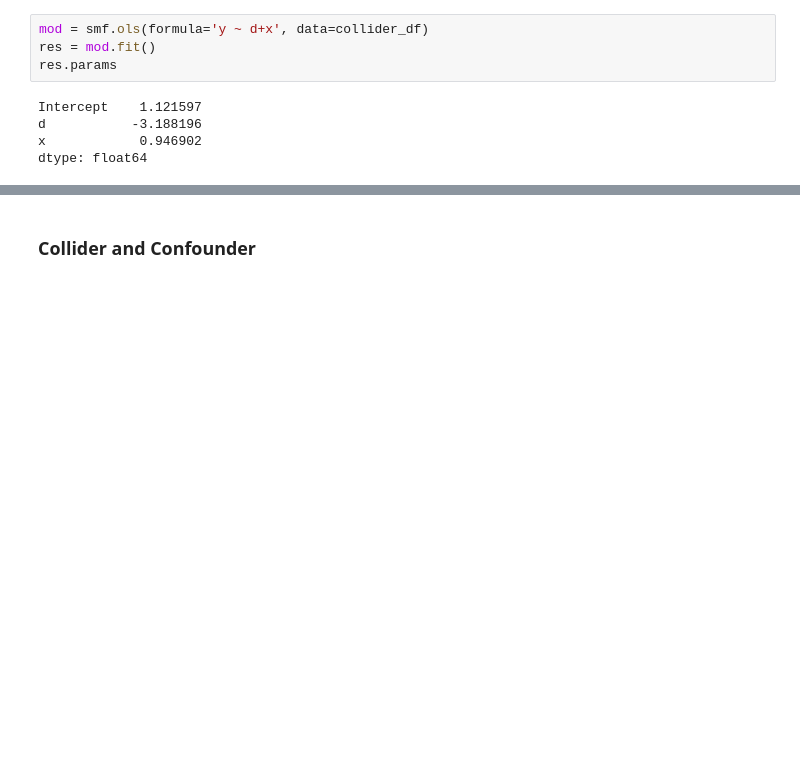
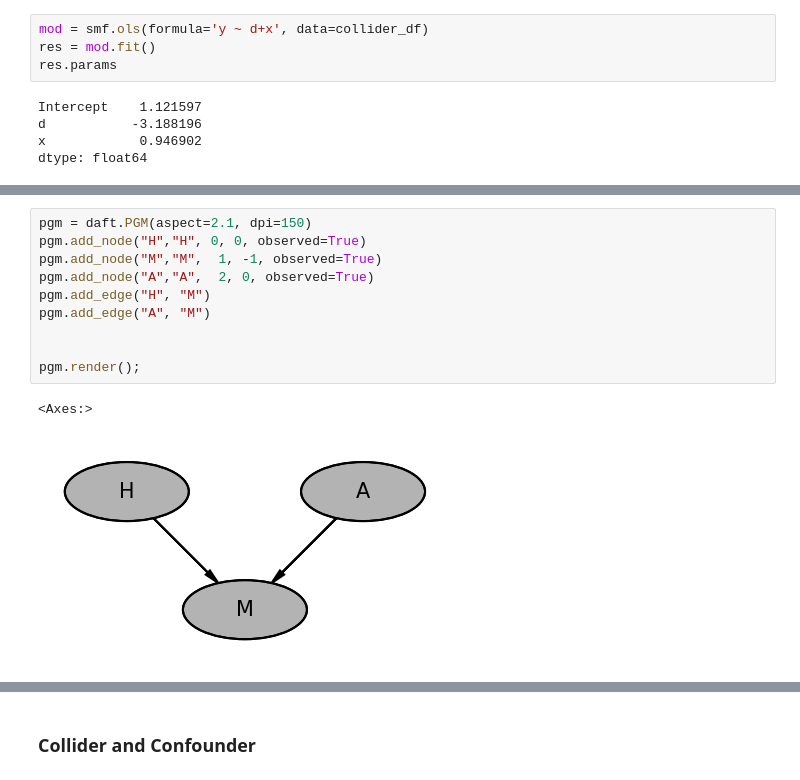
Before and after one commit to canyon289/causal_inf_bookclub, a Jupyter notebook: chapters/03_dags/ch_03.ipynb, the cells around one changed output, grey strips where cells are left out. Drawn from its saved outputs; the diff is of its cells as text; blank space fills up the shorter version.

```diff
--- a/chapters/03_dags/ch_03.ipynb
+++ b/chapters/03_dags/ch_03.ipynb
@@ -162,0 +193,13 @@ dtype: float64
+# %%
+pgm = daft.PGM(aspect=2.1, dpi=150)
+pgm.add_node("H","H", 0, 0, observed=True)
+pgm.add_node("M","M",  1, -1, observed=True)
+pgm.add_node("A","A",  2, 0, observed=True)
+pgm.add_edge("H", "M")
+pgm.add_edge("A", "M")
+
+
+pgm.render();
+# %% [output]
+<Axes:>
+[figure, added]
```
Also changed, not shown: parts of 20 cells of this notebook.
